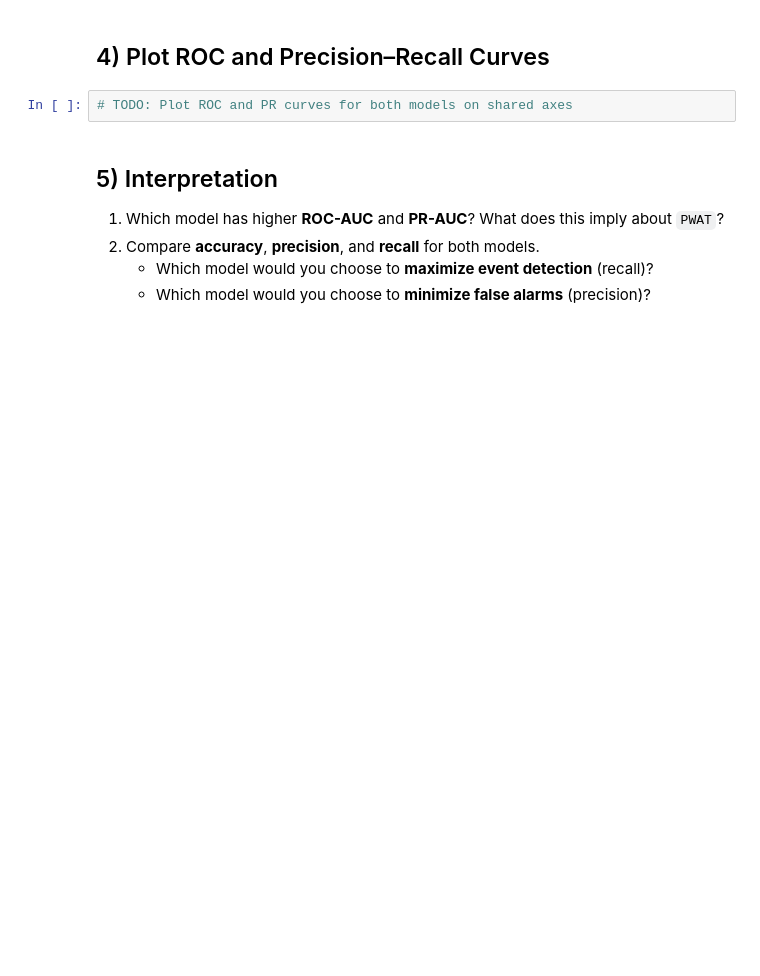
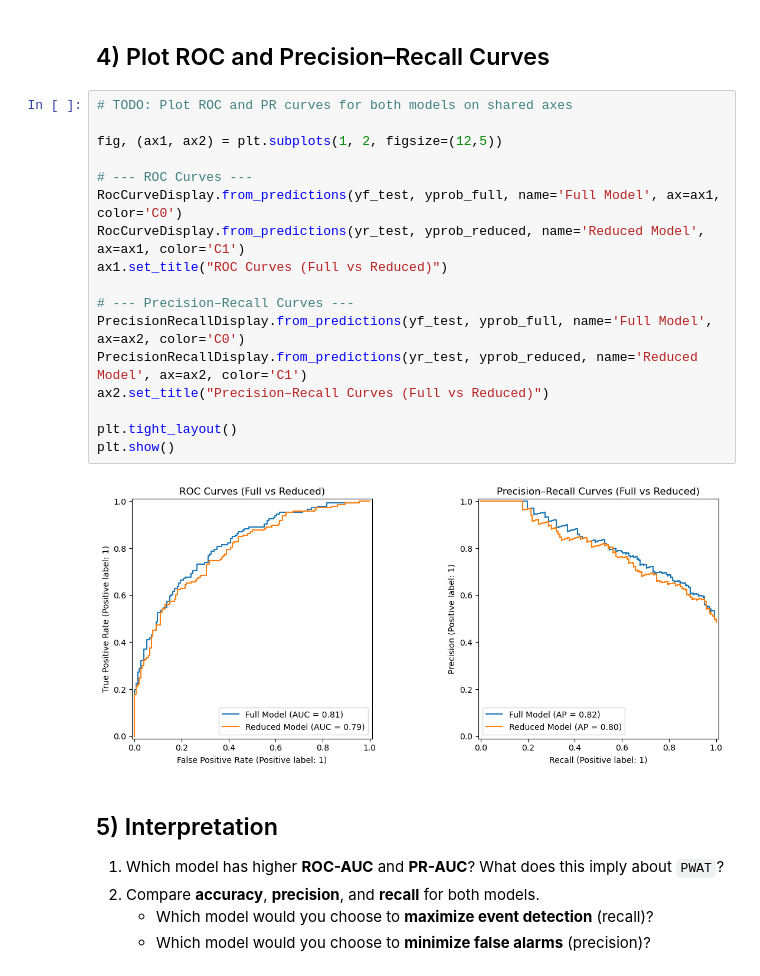
Before and after one commit to swnesbitt/ATMS-523-Module-5-Checkin, a Jupyter notebook: notebooks/LogReg_Compare_Models.ipynb, the cells around one changed output. Drawn from its saved outputs; the diff is of its cells as text; blank space fills up the shorter version.

```diff
--- a/notebooks/LogReg_Compare_Models.ipynb
+++ b/notebooks/LogReg_Compare_Models.ipynb
@@ -83,6 +133,23 @@ ypred_reduced = (yprob_reduced >= thr).astype(int)
 ## 4) Plot ROC and Precision–Recall Curves
 # %%
 # TODO: Plot ROC and PR curves for both models on shared axes
+
+fig, (ax1, ax2) = plt.subplots(1, 2, figsize=(12,5))
+
+# --- ROC Curves ---
+RocCurveDisplay.from_predictions(yf_test, yprob_full, name='Full Model', ax=ax1, color='C0')
+RocCurveDisplay.from_predictions(yr_test, yprob_reduced, name='Reduced Model', ax=ax1, color='C1')
+ax1.set_title("ROC Curves (Full vs Reduced)")
+
+# --- Precision–Recall Curves ---
+PrecisionRecallDisplay.from_predictions(yf_test, yprob_full, name='Full Model', ax=ax2, color='C0')
+PrecisionRecallDisplay.from_predictions(yr_test, yprob_reduced, name='Reduced Model', ax=ax2, color='C1')
+ax2.set_title("Precision–Recall Curves (Full vs Reduced)")
+
+plt.tight_layout()
+plt.show()
+# %% [output]
+[figure, added]
 # %% [markdown]
 ## 5) Interpretation
 
```
Also changed, not shown: parts of 5 cells of this notebook.
